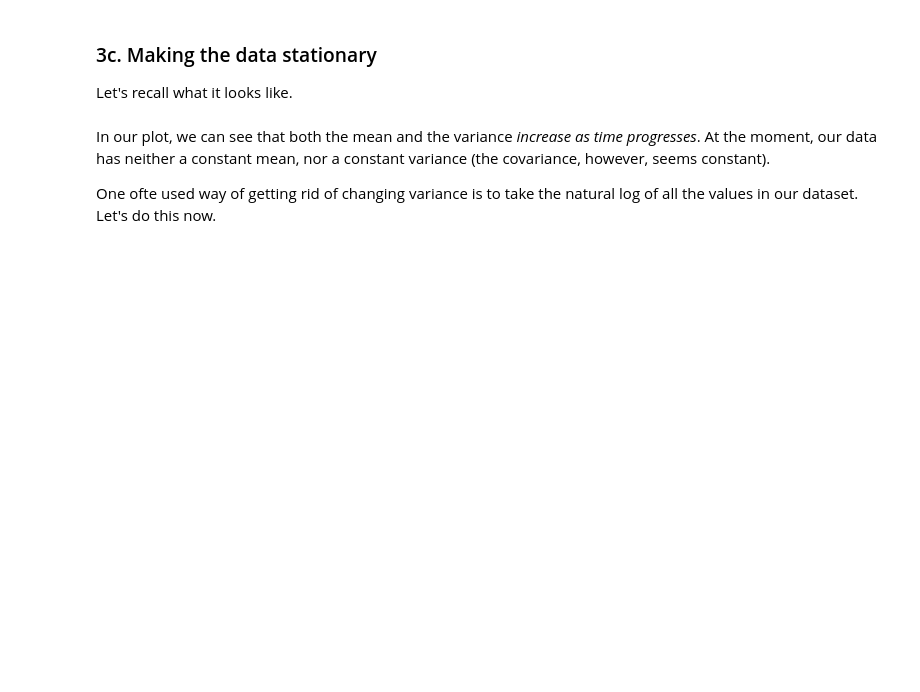
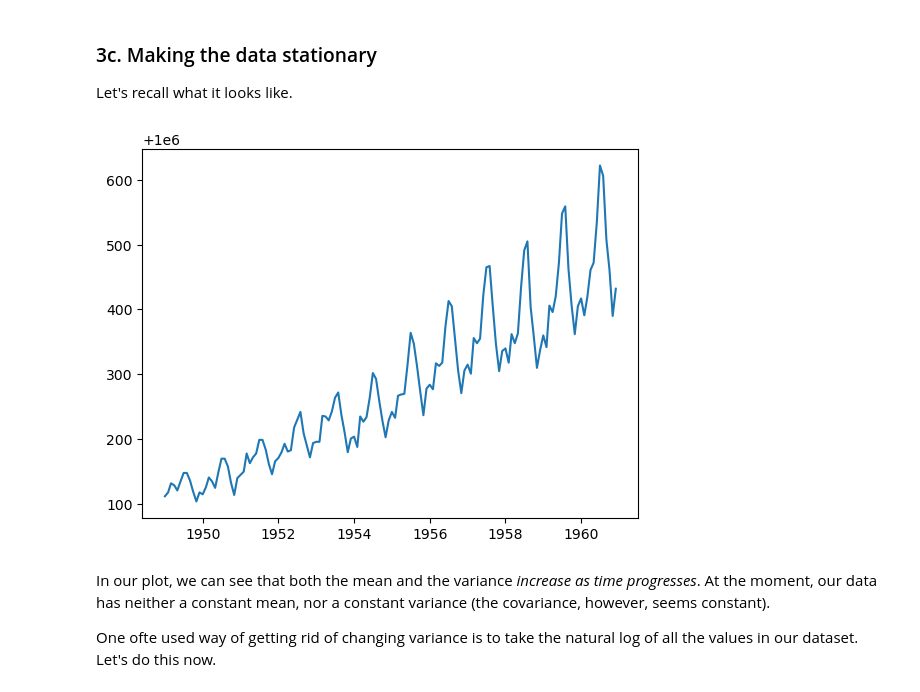
Before and after one commit to mdgarber/CowboyCig_CaseStudy, a Jupyter notebook: 1585014009_Cowboys_CigrettesCaseStudy/Cowboys&CigrettesCaseStudy/Cowboy Cigarettes Case Study - Tier 3.ipynb, the cells around one changed output. Drawn from its saved outputs; the diff is of its cells as text; code cells hidden in the pictures; blank space fills up the shorter version.

```diff
--- a/1585014009_Cowboys_CigrettesCaseStudy/Cowboys&CigrettesCaseStudy/Cowboy Cigarettes Case Study - Tier 3.ipynb
+++ b/1585014009_Cowboys_CigrettesCaseStudy/Cowboys&CigrettesCaseStudy/Cowboy Cigarettes Case Study - Tier 3.ipynb
@@ -281,3 +288,8 @@ _ _ _
+# %%
+plt.plot(y)
+plt.show()
+# %% [output]
+[figure, added]
 # %% [markdown]
 In our plot, we can see that both the mean and the variance *increase as time progresses*. At the moment, our data has neither a constant mean, nor a constant variance (the covariance, however, seems constant).
 
```
Also changed, not shown: parts of 12 cells of this notebook.
